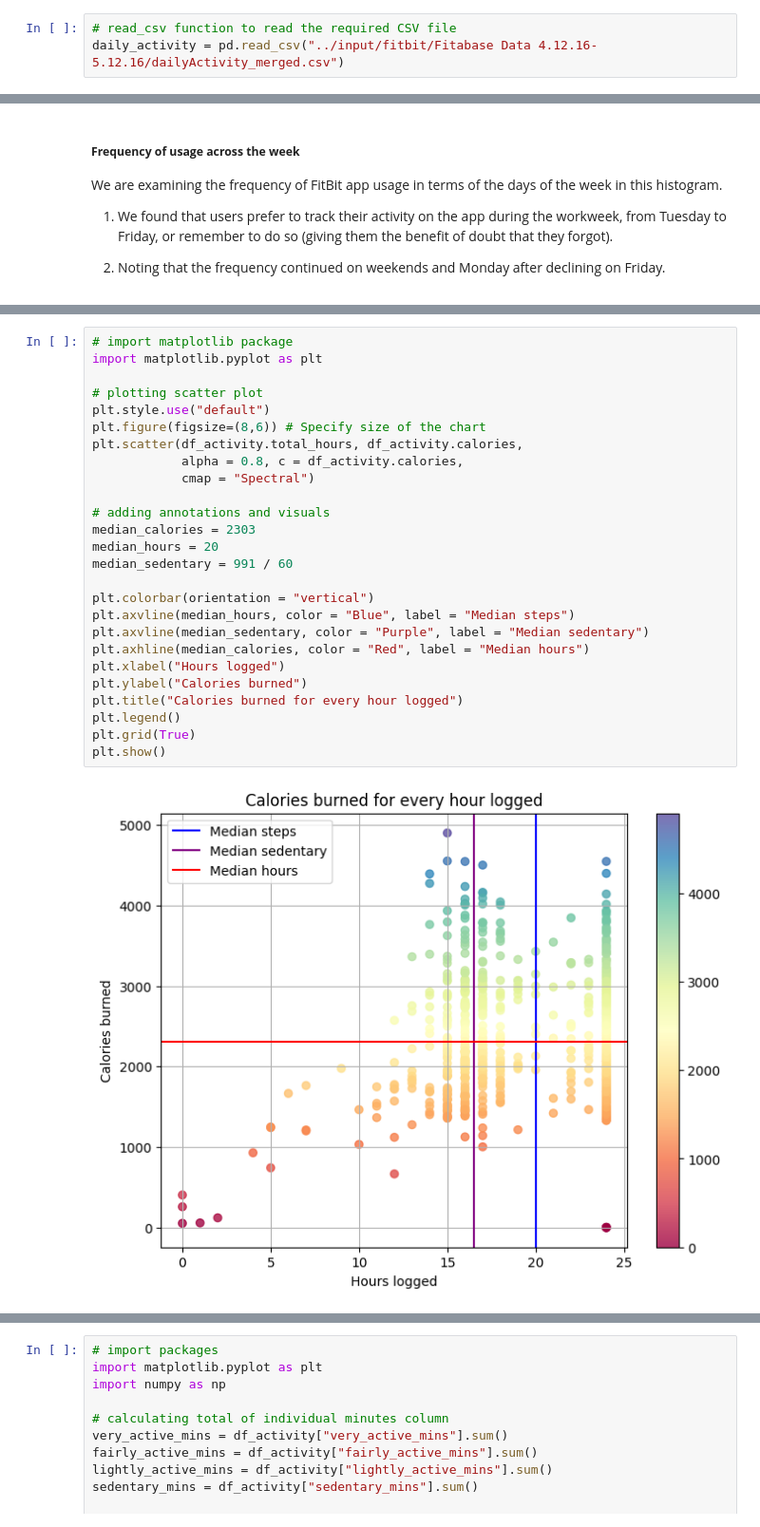
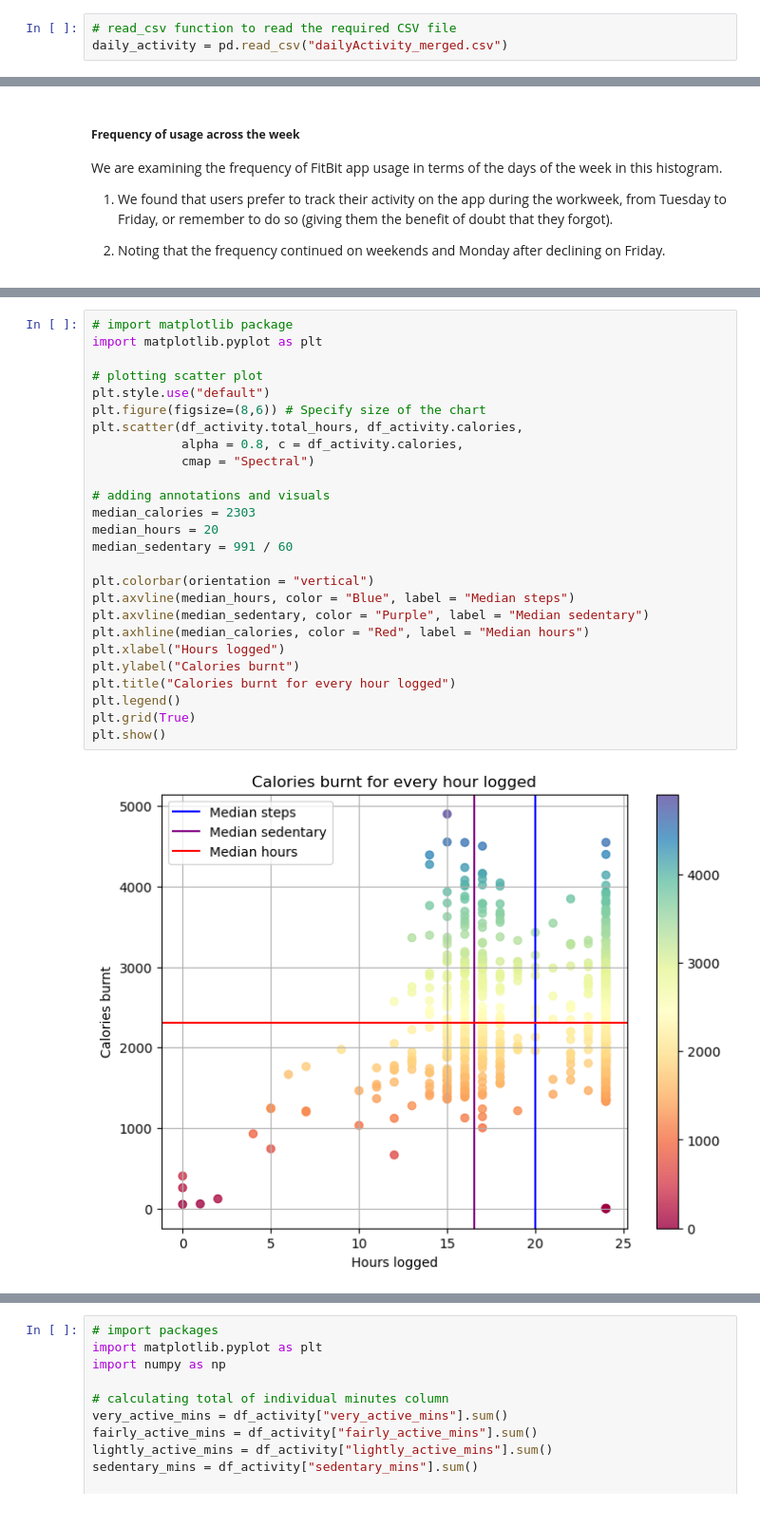
Before and after one commit to AnaGallegos/Google-Data-Analytics-Capstone, a Jupyter notebook: bellabeat-data-analysis - AGG.ipynb, the cells around one changed output, grey strips where cells are left out. Shown at 95% size. Drawn from its saved outputs; the diff is of its cells as text.

```diff
--- a/bellabeat-data-analysis - AGG.ipynb
+++ b/bellabeat-data-analysis - AGG.ipynb
@@ -87,4 +87,4 @@ import datetime as dt # date time
 Reading in the selected file.
 # %%
 # read_csv function to read the required CSV file
-daily_activity = pd.read_csv("../input/fitbit/Fitabase Data 4.12.16-5.12.16/dailyActivity_merged.csv")
+daily_activity = pd.read_csv("dailyActivity_merged.csv")
@@ -410,29 +417,29 @@ We learned the following from the scatter plot:
 # %%
 # import matplotlib package
 import matplotlib.pyplot as plt
 
 # plotting scatter plot
 plt.style.use("default")
 plt.figure(figsize=(8,6)) # Specify size of the chart
 plt.scatter(df_activity.total_hours, df_activity.calories,
             alpha = 0.8, c = df_activity.calories,
             cmap = "Spectral")
 
 # adding annotations and visuals
 median_calories = 2303
 median_hours = 20
 median_sedentary = 991 / 60
 
 plt.colorbar(orientation = "vertical")
 plt.axvline(median_hours, color = "Blue", label = "Median steps")
 plt.axvline(median_sedentary, color = "Purple", label = "Median sedentary")
 plt.axhline(median_calories, color = "Red", label = "Median hours")
 plt.xlabel("Hours logged")
-plt.ylabel("Calories burned")
-plt.title("Calories burned for every hour logged")
+plt.ylabel("Calories burnt")
+plt.title("Calories burnt for every hour logged")
 plt.legend()
 plt.grid(True)
 plt.show()
 # %% [output]
-[figure, old version]
+[figure, new version]
 # %% [markdown]
```
Also changed, not shown: parts of 7 cells of this notebook.
